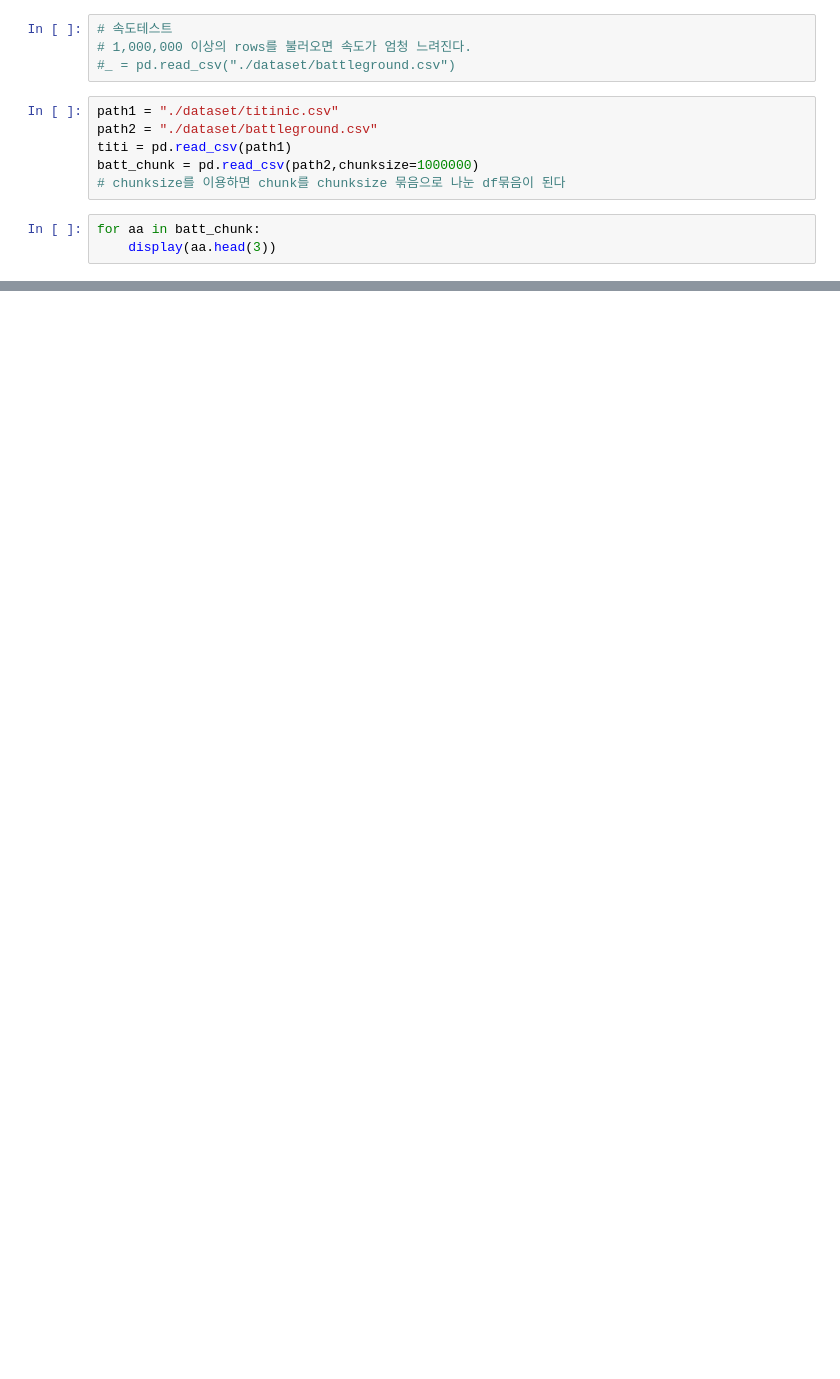
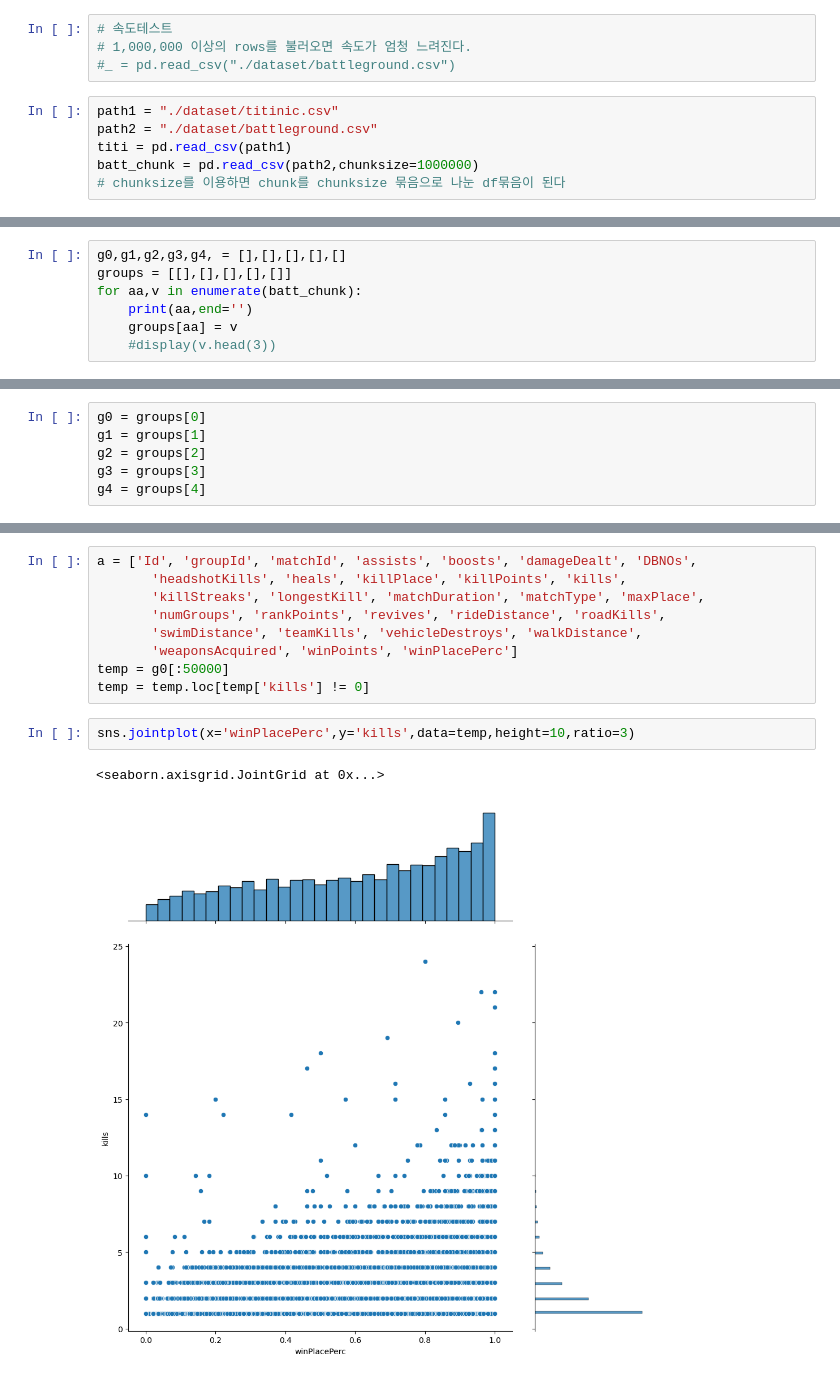
Before and after one commit to op-6160/AIVLE, a Jupyter notebook: 00_self_project/00_dataprocessing.ipynb, the cells around one changed output, grey strips where cells are left out. Cells and saved outputs as stored; diff of their text form; blank space fills up the shorter version.

```diff
--- a/00_self_project/00_dataprocessing.ipynb
+++ b/00_self_project/00_dataprocessing.ipynb
@@ -11,6 +14,3 @@ path2 = "./dataset/battleground.csv"
 titi = pd.read_csv(path1)
 batt_chunk = pd.read_csv(path2,chunksize=1000000)
 # chunksize를 이용하면 chunk를 chunksize 묶음으로 나눈 df묶음이 된다
-# %%
-for aa in batt_chunk:
-    display(aa.head(3))
@@ -42,0 +17,7 @@ for aa in batt_chunk:
+# %%
+g0,g1,g2,g3,g4, = [],[],[],[],[]
+groups = [[],[],[],[],[]]
+for aa,v in enumerate(batt_chunk):
+    print(aa,end='')
+    groups[aa] = v
+    #display(v.head(3))
@@ -42,0 +26,6 @@ for aa in batt_chunk:
+# %%
+g0 = groups[0]
+g1 = groups[1]
+g2 = groups[2]
+g3 = groups[3]
+g4 = groups[4]
@@ -42,0 +63,14 @@ for aa in batt_chunk:
+# %%
+a = ['Id', 'groupId', 'matchId', 'assists', 'boosts', 'damageDealt', 'DBNOs',
+       'headshotKills', 'heals', 'killPlace', 'killPoints', 'kills',
+       'killStreaks', 'longestKill', 'matchDuration', 'matchType', 'maxPlace',
+       'numGroups', 'rankPoints', 'revives', 'rideDistance', 'roadKills',
+       'swimDistance', 'teamKills', 'vehicleDestroys', 'walkDistance',
+       'weaponsAcquired', 'winPoints', 'winPlacePerc']
+temp = g0[:50000]
+temp = temp.loc[temp['kills'] != 0]
+# %%
+sns.jointplot(x='winPlacePerc',y='kills',data=temp,height=10,ratio=3)
+# %% [output]
+<seaborn.axisgrid.JointGrid at 0x...>
+[figure, added]
```
Also changed, not shown: parts of 5 cells of this notebook, 2 other files.
